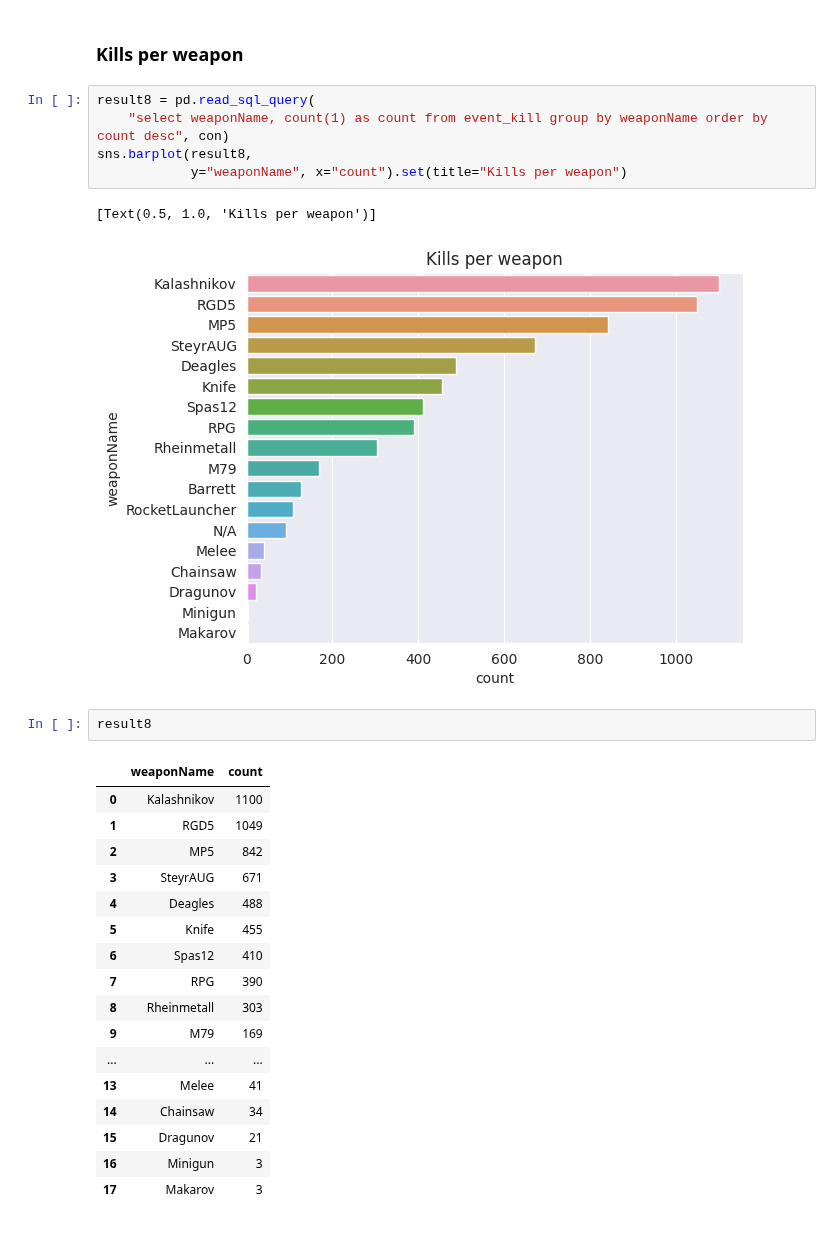
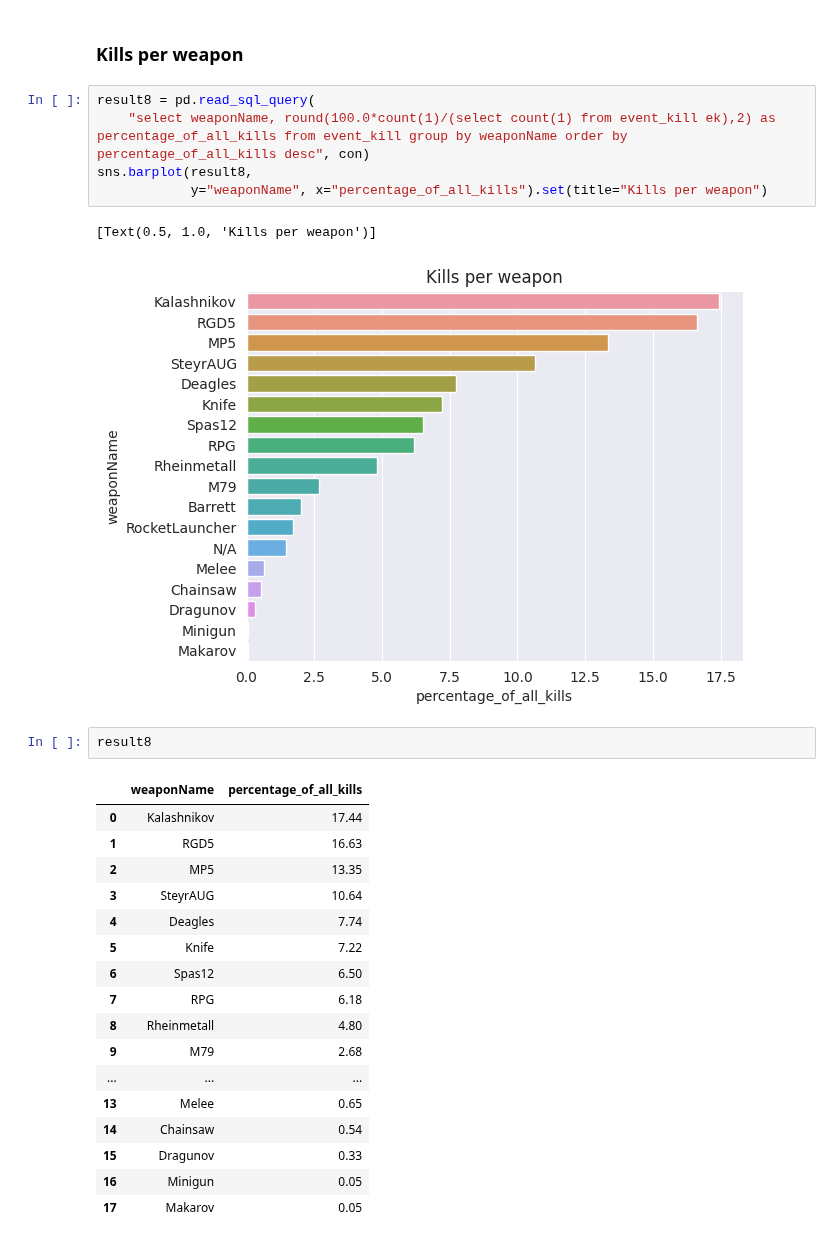
Before and after one commit to s2vndl/s2_1st_tournament_stats, a Jupyter notebook: stats_tournament.ipynb, the cells around one changed output. Saved outputs shown, nothing was run; the diff lists cells and outputs as text.

```diff
--- a/stats_tournament.ipynb
+++ b/stats_tournament.ipynb
@@ -359,29 +359,29 @@ result_finished_before_limit
 ### Kills per weapon
 # %%
 result8 = pd.read_sql_query(
-    "select weaponName, count(1) as count from event_kill group by weaponName order by count desc", con)
+    "select weaponName, round(100.0*count(1)/(select count(1) from event_kill ek),2) as percentage_of_all_kills from event_kill group by weaponName order by percentage_of_all_kills desc", con)
 sns.barplot(result8,
-            y="weaponName", x="count").set(title="Kills per weapon")
+            y="weaponName", x="percentage_of_all_kills").set(title="Kills per weapon")
 # %% [output]
 [Text(0.5, 1.0, 'Kills per weapon')]
-[figure, old version]
+[figure, new version]
 # %%
 result8
 # %% [output]
-|  | weaponName | count |
-| 0 | Kalashnikov | 1100 |
-| 1 | RGD5 | 1049 |
-| 2 | MP5 | 842 |
-| 3 | SteyrAUG | 671 |
-| 4 | Deagles | 488 |
-| 5 | Knife | 455 |
-| 6 | Spas12 | 410 |
-| 7 | RPG | 390 |
-| 8 | Rheinmetall | 303 |
-| 9 | M79 | 169 |
+|  | weaponName | percentage_of_all_kills |
+| 0 | Kalashnikov | 17.44 |
+| 1 | RGD5 | 16.63 |
+| 2 | MP5 | 13.35 |
+| 3 | SteyrAUG | 10.64 |
+| 4 | Deagles | 7.74 |
+| 5 | Knife | 7.22 |
+| 6 | Spas12 | 6.50 |
+| 7 | RPG | 6.18 |
+| 8 | Rheinmetall | 4.80 |
+| 9 | M79 | 2.68 |
 | ... | ... | ... |
-| 13 | Melee | 41 |
-| 14 | Chainsaw | 34 |
-| 15 | Dragunov | 21 |
-| 16 | Minigun | 3 |
-| 17 | Makarov | 3 |
+| 13 | Melee | 0.65 |
+| 14 | Chainsaw | 0.54 |
+| 15 | Dragunov | 0.33 |
+| 16 | Minigun | 0.05 |
+| 17 | Makarov | 0.05 |
```
Also changed, not shown: 1 other file.
